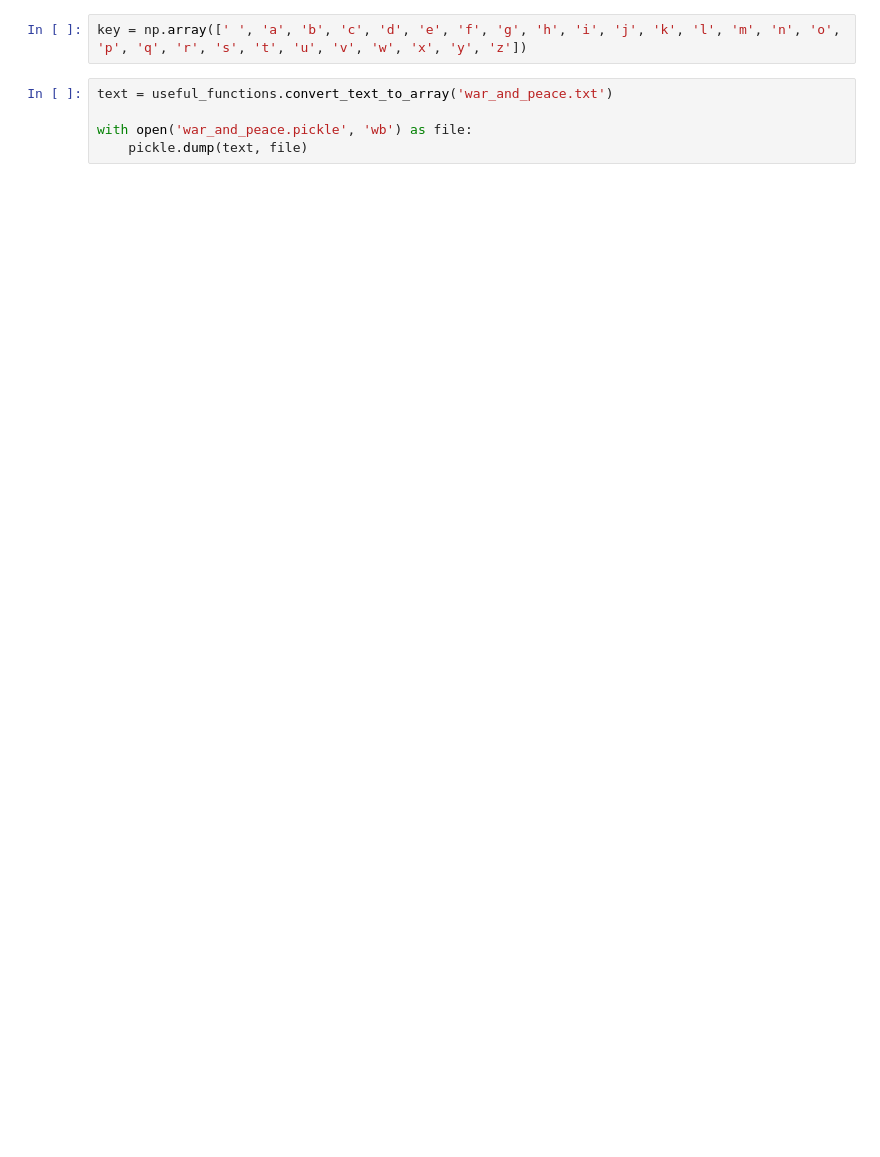
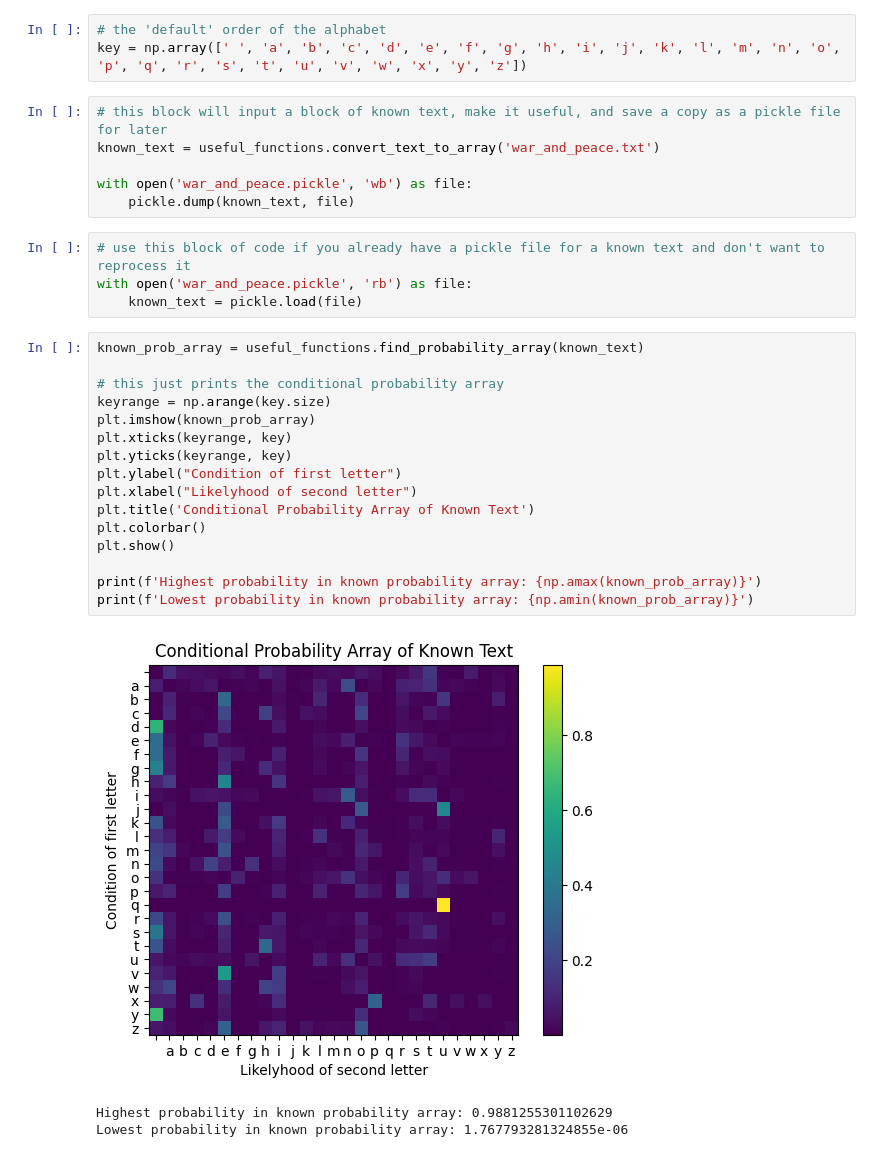
Before and after one commit to angelrodriguez0617/ECE-4850-Machine-Learning, a Jupyter notebook: project3/project3.ipynb, the cells around one changed output. Saved outputs shown, nothing was run; the diff lists cells and outputs as text; blank space fills up the shorter version.

```diff
--- a/project3/project3.ipynb
+++ b/project3/project3.ipynb
@@ -13,7 +16,33 @@ reload(useful_functions)
 # %%
+# the 'default' order of the alphabet
 key = np.array([' ', 'a', 'b', 'c', 'd', 'e', 'f', 'g', 'h', 'i', 'j', 'k', 'l', 'm', 'n', 'o', 'p', 'q', 'r', 's', 't', 'u', 'v', 'w', 'x', 'y', 'z'])
 # %%
-text = useful_functions.convert_text_to_array('war_and_peace.txt')
+# this block will input a block of known text, make it useful, and save a copy as a pickle file for later
+known_text = useful_functions.convert_text_to_array('war_and_peace.txt')
 
 with open('war_and_peace.pickle', 'wb') as file:
-    pickle.dump(text, file)
+    pickle.dump(known_text, file)
+# %%
+# use this block of code if you already have a pickle file for a known text and don't want to reprocess it
+with open('war_and_peace.pickle', 'rb') as file:
+    known_text = pickle.load(file)
+# %%
+known_prob_array = useful_functions.find_probability_array(known_text)
+
+# this just prints the conditional probability array
+keyrange = np.arange(key.size)
+plt.imshow(known_prob_array)
+plt.xticks(keyrange, key)
+plt.yticks(keyrange, key)
+plt.ylabel("Condition of first letter")
+plt.xlabel("Likelyhood of second letter")
+plt.title('Conditional Probability Array of Known Text')
+plt.colorbar()
+plt.show()
+
+print(f'Highest probability in known probability array: {np.amax(known_prob_array)}')
+print(f'Lowest probability in known probability array: {np.amin(known_prob_array)}')
+# %% [output]
+[figure, added]
+Highest probability in known probability array: 0.9881255301102629
+Lowest probability in known probability array: 1.767793281324855e-06
```
Also changed, not shown: parts of 24 cells of this notebook, 2 other files.
